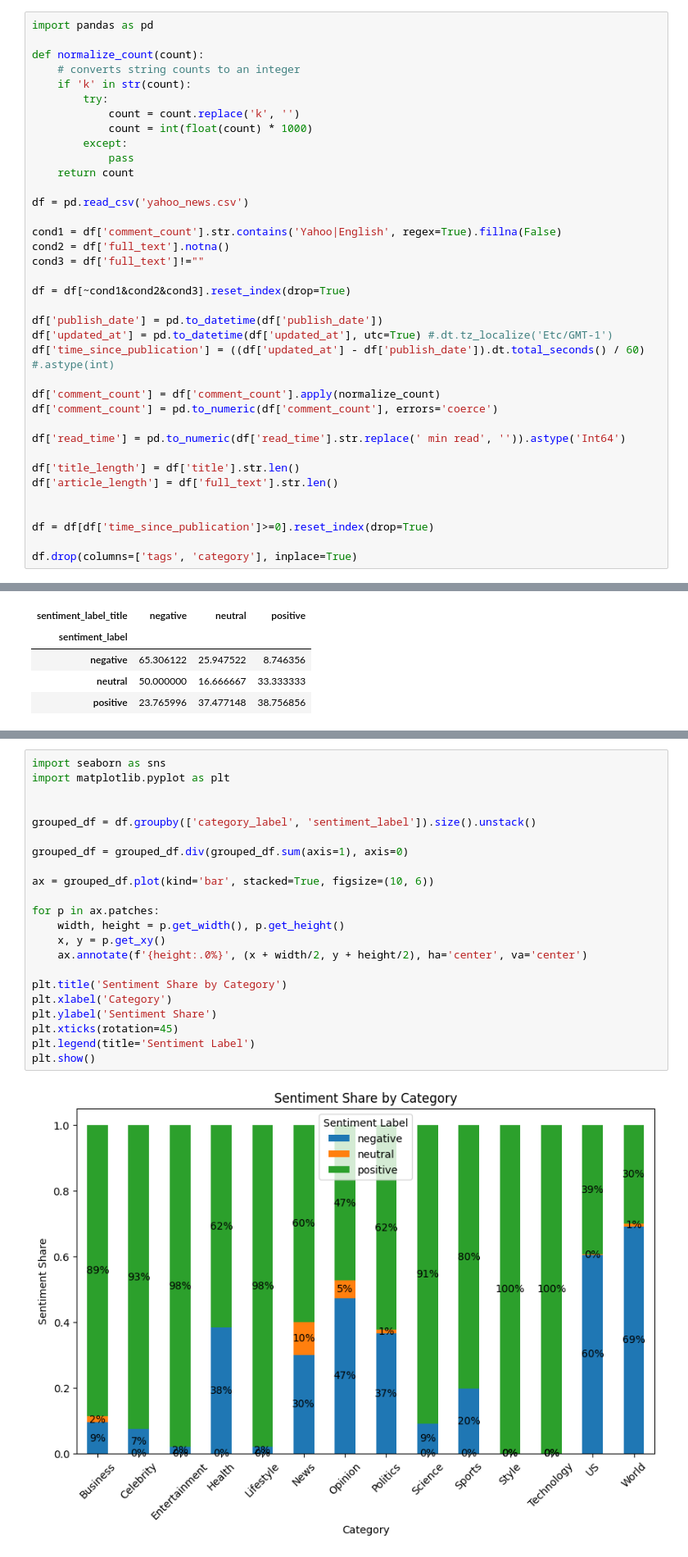
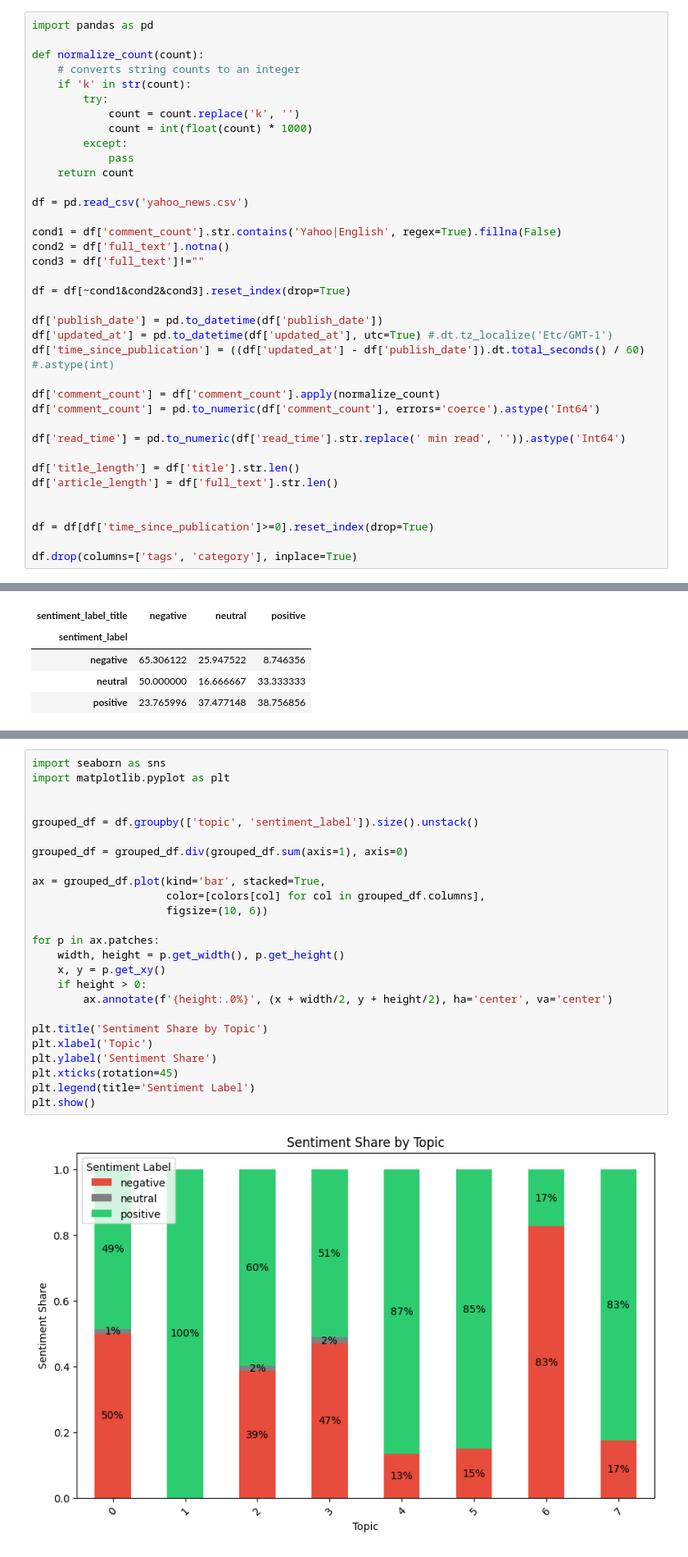
Before and after one commit to scarcamo/text_analysis_yahoo, a Jupyter notebook: yahoo_news_text.ipynb, the cells around one changed output, grey strips where cells are left out. Shown at 82% size. Cells and saved outputs as stored; diff of their text form.

```diff
--- a/yahoo_news_text.ipynb
+++ b/yahoo_news_text.ipynb
@@ -90,7 +90,7 @@ df['updated_at'] = pd.to_datetime(df['updated_at'], utc=True) #.dt.tz_localize('
 df['time_since_publication'] = ((df['updated_at'] - df['publish_date']).dt.total_seconds() / 60) #.astype(int)
 
 df['comment_count'] = df['comment_count'].apply(normalize_count)
-df['comment_count'] = pd.to_numeric(df['comment_count'], errors='coerce')
+df['comment_count'] = pd.to_numeric(df['comment_count'], errors='coerce').astype('Int64')
 
 df['read_time'] = pd.to_numeric(df['read_time'].str.replace(' min read', '')).astype('Int64')
 
@@ -376,24 +468,27 @@ When we look at the comparison between the label for title and content of the ar
 # %%
 import seaborn as sns
 import matplotlib.pyplot as plt
 
 
-grouped_df = df.groupby(['category_label', 'sentiment_label']).size().unstack()
+grouped_df = df.groupby(['topic', 'sentiment_label']).size().unstack()
 
 grouped_df = grouped_df.div(grouped_df.sum(axis=1), axis=0)
 
-ax = grouped_df.plot(kind='bar', stacked=True, figsize=(10, 6))
+ax = grouped_df.plot(kind='bar', stacked=True,
+                     color=[colors[col] for col in grouped_df.columns],
+                     figsize=(10, 6))
 
 for p in ax.patches:
     width, height = p.get_width(), p.get_height()
     x, y = p.get_xy()
-    ax.annotate(f'{height:.0%}', (x + width/2, y + height/2), ha='center', va='center')
+    if height > 0:
+        ax.annotate(f'{height:.0%}', (x + width/2, y + height/2), ha='center', va='center')
 
-plt.title('Sentiment Share by Category')
-plt.xlabel('Category')
+plt.title('Sentiment Share by Topic')
+plt.xlabel('Topic')
 plt.ylabel('Sentiment Share')
 plt.xticks(rotation=45)
 plt.legend(title='Sentiment Label')
 plt.show()
 # %% [output]
-[figure, old version]
+[figure, new version]
```
Also changed, not shown: parts of 52 cells of this notebook.
